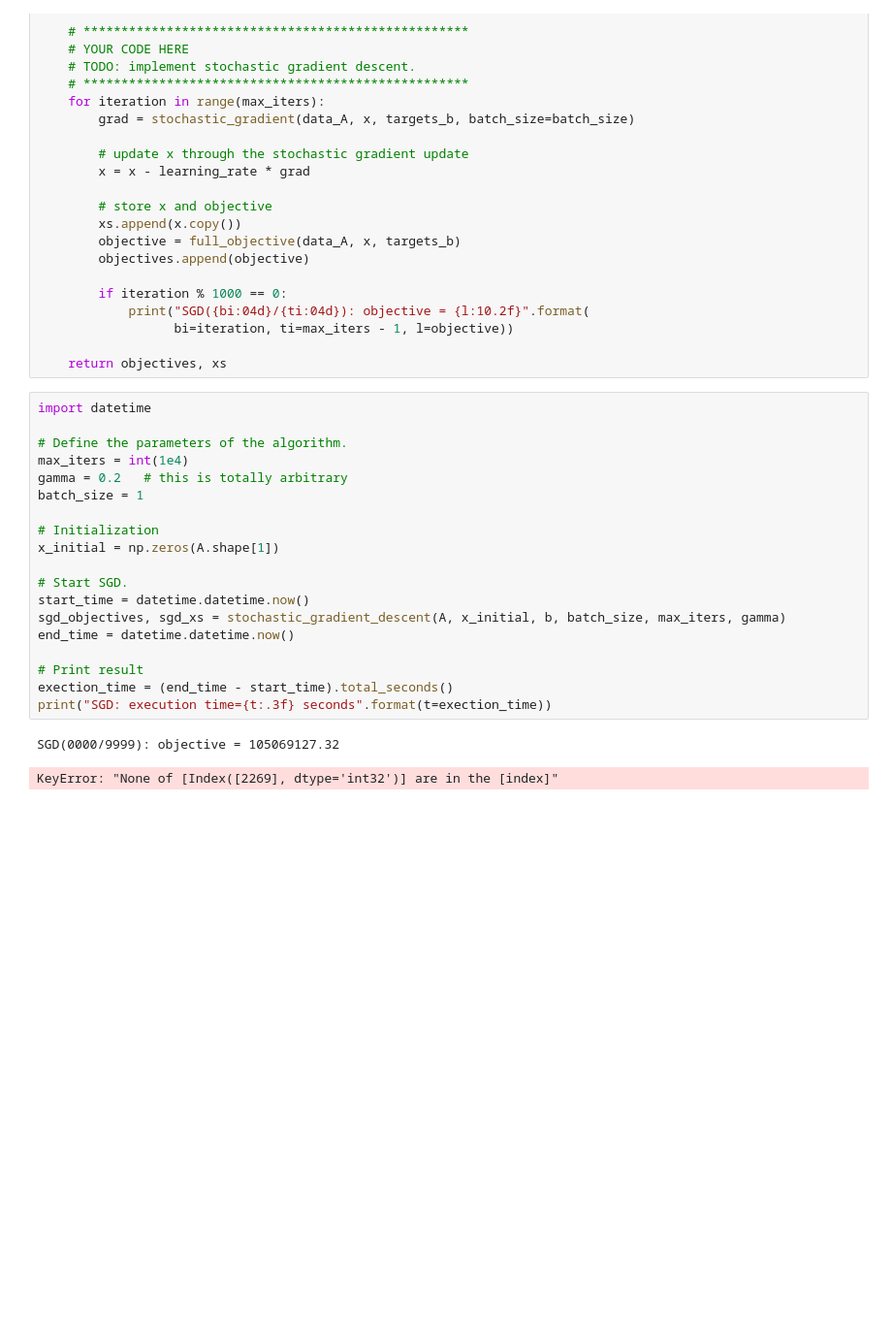
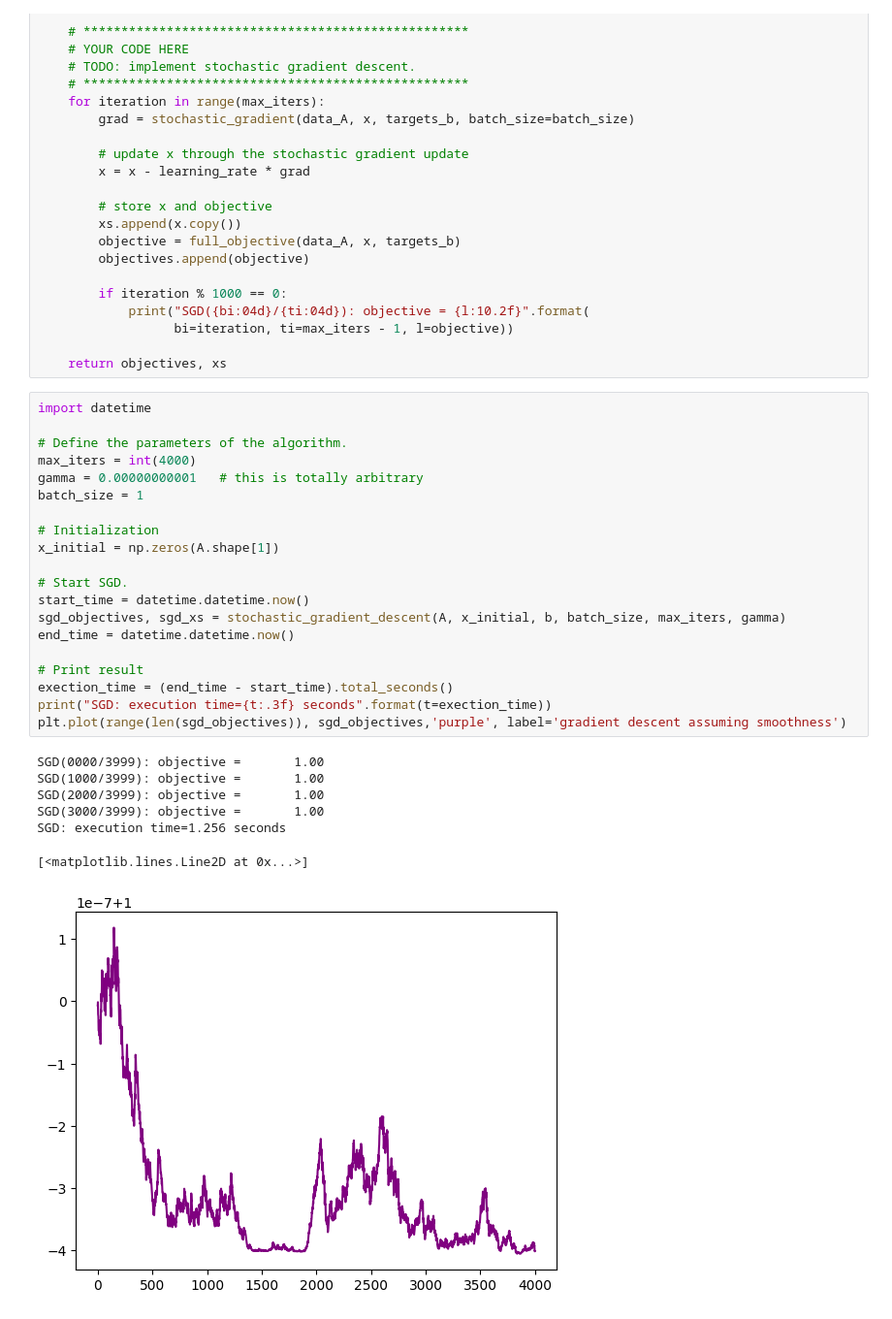
Before and after one commit to drossi15/Gradient-Descent, a Jupyter notebook: notebook.ipynb, the cells around one changed output. Shown at 97% size. Cells and saved outputs as stored; diff of their text form; blank space fills up the shorter version.

```diff
--- a/notebook.ipynb
+++ b/notebook.ipynb
@@ -311,25 +405,31 @@ def stochastic_gradient_descent(
 # %%
 import datetime
 
 # Define the parameters of the algorithm.
-max_iters = int(1e4)
-gamma = 0.2   # this is totally arbitrary
+max_iters = int(4000)
+gamma = 0.00000000001   # this is totally arbitrary
 batch_size = 1
 
 # Initialization
 x_initial = np.zeros(A.shape[1])
 
 # Start SGD.
 start_time = datetime.datetime.now()
 sgd_objectives, sgd_xs = stochastic_gradient_descent(A, x_initial, b, batch_size, max_iters, gamma)
 end_time = datetime.datetime.now()
 
 # Print result
 exection_time = (end_time - start_time).total_seconds()
 print("SGD: execution time={t:.3f} seconds".format(t=exection_time))
+plt.plot(range(len(sgd_objectives)), sgd_objectives,'purple', label='gradient descent assuming smoothness')
 # %% [output]
-SGD(0000/9999): objective = 105069127.32
+SGD(0000/3999): objective =       1.00
+SGD(1000/3999): objective =       1.00
+SGD(2000/3999): objective =       1.00
+SGD(3000/3999): objective =       1.00
+SGD: execution time=1.256 seconds
-KeyError: "None of [Index([2269], dtype='int32')] are in the [index]"
+[<matplotlib.lines.Line2D at 0x...>]
+[figure, added]
 # %%
 plt.title('Convergence rates', fontsize = 20)
 plt.loglog(sgd_objectives - best_objective, label = r'$\gamma = 0.2$')
```
Also changed, not shown: parts of 10 cells of this notebook.
